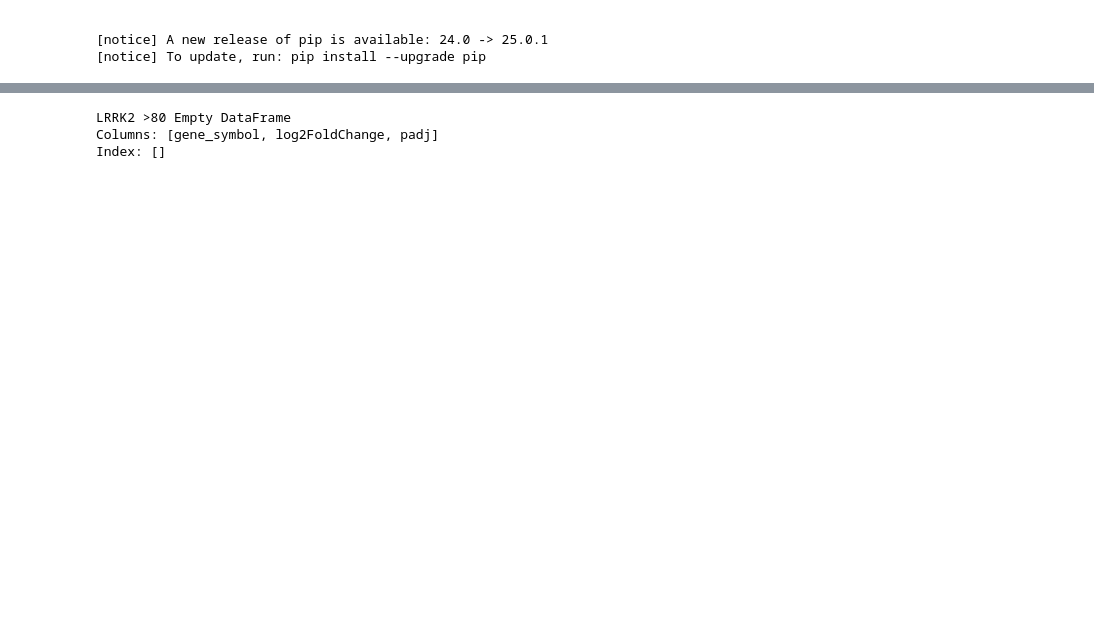
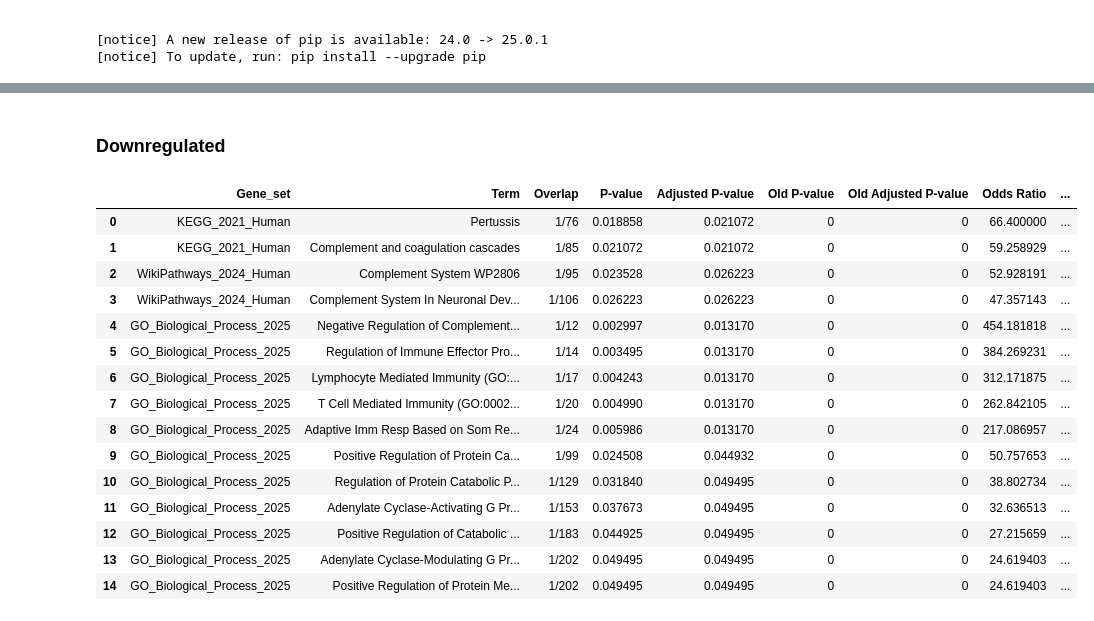
Before and after one commit to perpk/ppmi-wip, a Jupyter notebook: stratification/ppmi-wip.stratification.deg-overview.ipynb, the cells around one changed output, grey strips where cells are left out. Drawn from its saved outputs; the diff is of its cells as text; code cells hidden in the pictures; blank space fills up the shorter version.

```diff
--- a/stratification/ppmi-wip.stratification.deg-overview.ipynb
+++ b/stratification/ppmi-wip.stratification.deg-overview.ipynb
@@ -650,6 +816,21 @@ enr_females_over_80_up.results[enr_females_over_80_up.results['P-value'] <= 0.05
-# %%
-print("LRRK2 >80", deg_females_over_80_down[deg_females_over_80_down['gene_symbol'] == 'LRRK2'].loc[:, ['gene_symbol', 'log2FoldChange', 'padj']])
-# %% [output]
-LRRK2 >80 Empty DataFrame
-Columns: [gene_symbol, log2FoldChange, padj]
-Index: []
+# %% [markdown]
+### Downregulated
+# %%
+enr_females_over_80_down.results[enr_females_over_80_down.results['P-value'] <= 0.05]
+# %% [output]
+|  | Gene_set | Term | Overlap | P-value | Adjusted P-value | Old P-value | Old Adjusted P-value | Odds Ratio | ... |
+| 0 | KEGG_2021_Human | Pertussis | 1/76 | 0.018858 | 0.021072 | 0 | 0 | 66.400000 | ... |
+| 1 | KEGG_2021_Human | Complement and coagulation cascades | 1/85 | 0.021072 | 0.021072 | 0 | 0 | 59.258929 | ... |
+| 2 | WikiPathways_2024_Human | Complement System WP2806 | 1/95 | 0.023528 | 0.026223 | 0 | 0 | 52.928191 | ... |
+| 3 | WikiPathways_2024_Human | Complement System In Neuronal Dev... | 1/106 | 0.026223 | 0.026223 | 0 | 0 | 47.357143 | ... |
+| 4 | GO_Biological_Process_2025 | Negative Regulation of Complement... | 1/12 | 0.002997 | 0.013170 | 0 | 0 | 454.181818 | ... |
+| 5 | GO_Biological_Process_2025 | Regulation of Immune Effector Pro... | 1/14 | 0.003495 | 0.013170 | 0 | 0 | 384.269231 | ... |
+| 6 | GO_Biological_Process_2025 | Lymphocyte Mediated Immunity (GO:... | 1/17 | 0.004243 | 0.013170 | 0 | 0 | 312.171875 | ... |
+| 7 | GO_Biological_Process_2025 | T Cell Mediated Immunity (GO:0002... | 1/20 | 0.004990 | 0.013170 | 0 | 0 | 262.842105 | ... |
+| 8 | GO_Biological_Process_2025 | Adaptive Imm Resp Based on Som Re... | 1/24 | 0.005986 | 0.013170 | 0 | 0 | 217.086957 | ... |
+| 9 | GO_Biological_Process_2025 | Positive Regulation of Protein Ca... | 1/99 | 0.024508 | 0.044932 | 0 | 0 | 50.757653 | ... |
+| 10 | GO_Biological_Process_2025 | Regulation of Protein Catabolic P... | 1/129 | 0.031840 | 0.049495 | 0 | 0 | 38.802734 | ... |
+| 11 | GO_Biological_Process_2025 | Adenylate Cyclase-Activating G Pr... | 1/153 | 0.037673 | 0.049495 | 0 | 0 | 32.636513 | ... |
+| 12 | GO_Biological_Process_2025 | Positive Regulation of Catabolic ... | 1/183 | 0.044925 | 0.049495 | 0 | 0 | 27.215659 | ... |
+| 13 | GO_Biological_Process_2025 | Adenylate Cyclase-Modulating G Pr... | 1/202 | 0.049495 | 0.049495 | 0 | 0 | 24.619403 | ... |
+| 14 | GO_Biological_Process_2025 | Positive Regulation of Protein Me... | 1/202 | 0.049495 | 0.049495 | 0 | 0 | 24.619403 | ... |
```
Also changed, not shown: parts of 60 cells of this notebook, 8 other files.
